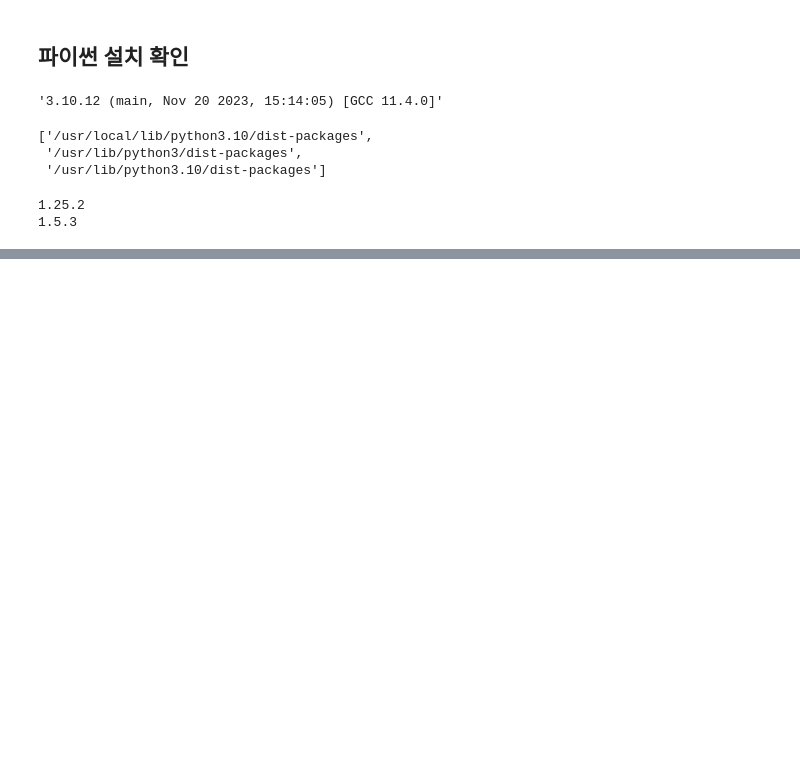
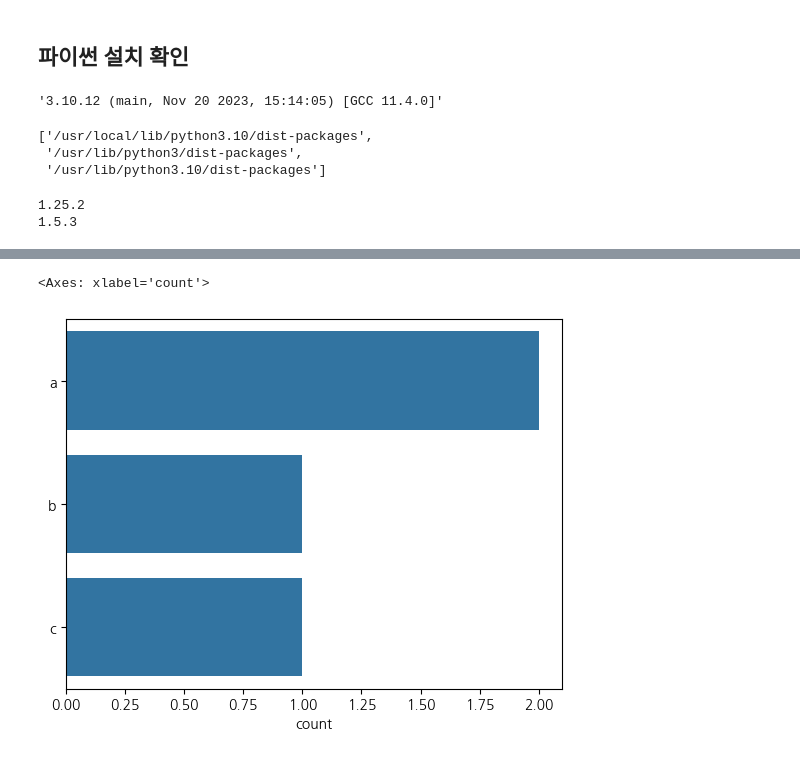
Before and after one commit to rladnrgus/2024-1-my-BDA, a Jupyter notebook: inclass/01w_0311_mon_bigdata_basic.ipynb, the cells around one changed output, grey strips where cells are left out. Cells and saved outputs as stored; diff of their text form; code cells hidden in the pictures; blank space fills up the shorter version.

```diff
--- a/inclass/01w_0311_mon_bigdata_basic.ipynb
+++ b/inclass/01w_0311_mon_bigdata_basic.ipynb
@@ -29,0 +92,5 @@ print(pd.__version__)
+# %%
+sns.countplot(var)
+# %% [output]
+<Axes: xlabel='count'>
+[figure, added]
```
Also changed, not shown: parts of 14 cells of this notebook.
